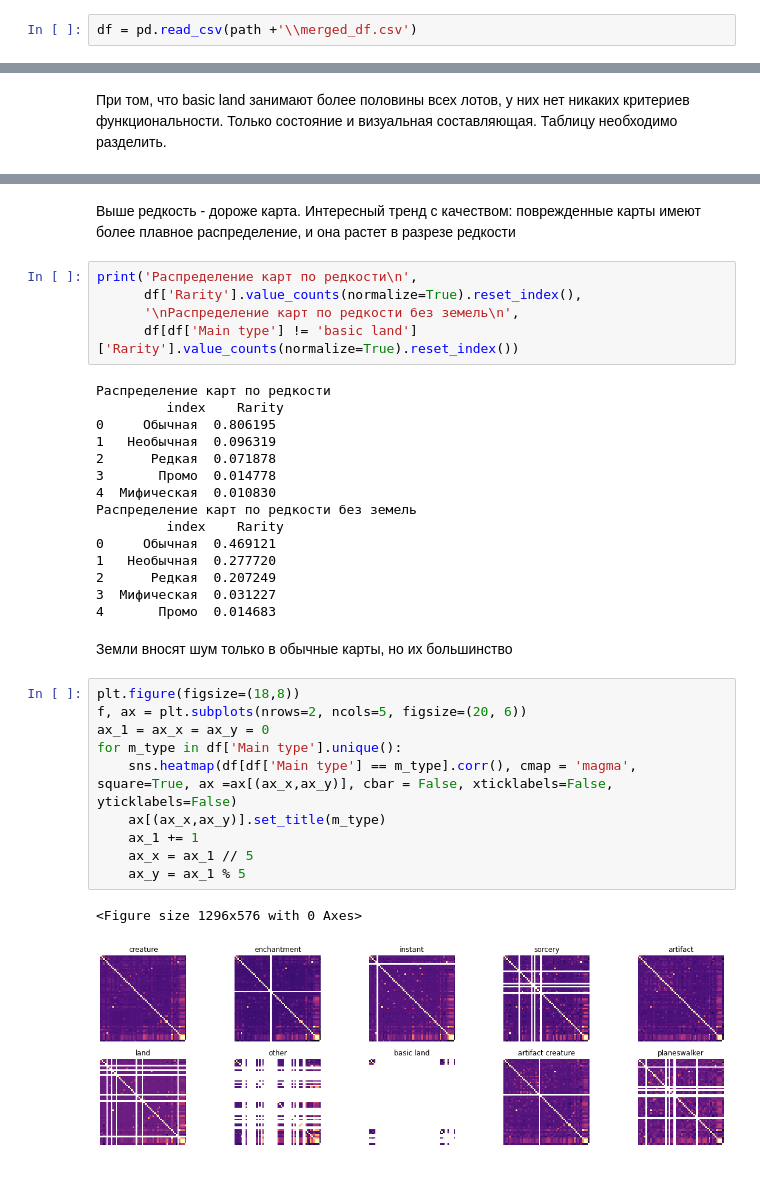
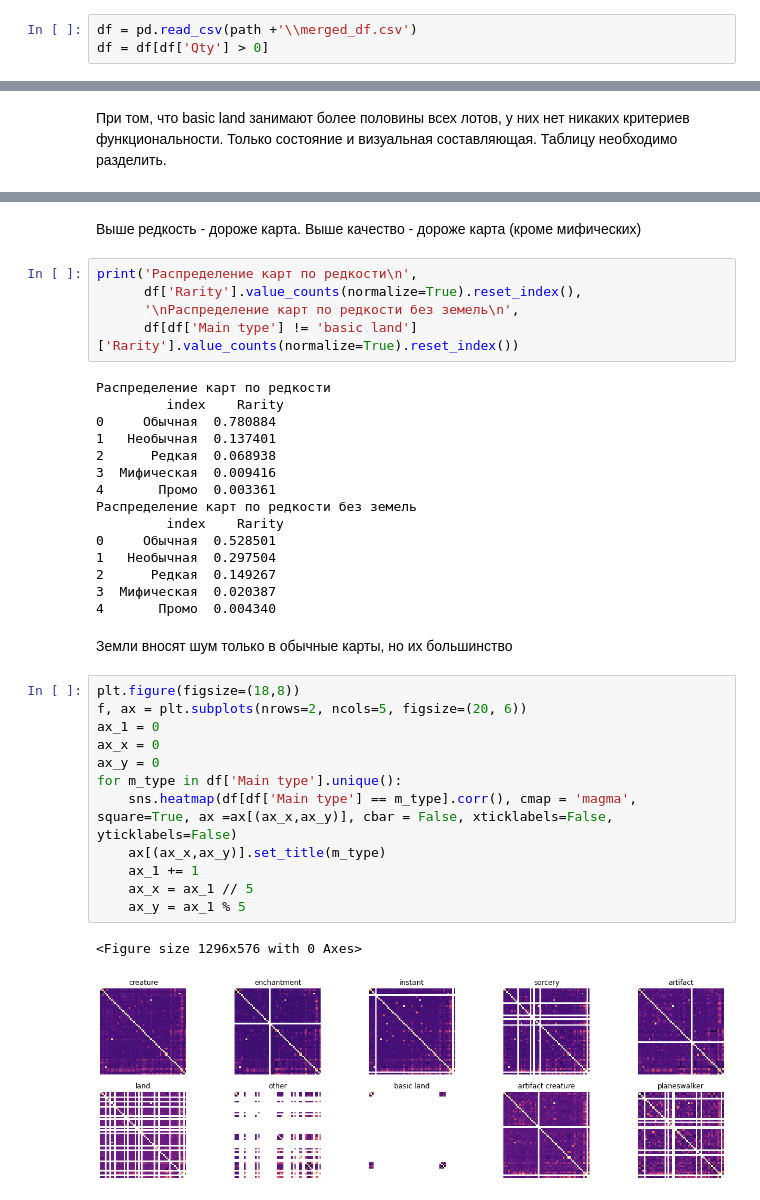
Before and after one commit to n1rvanana/Pet, a Jupyter notebook: Modelling/EDA.ipynb, the cells around one changed output, grey strips where cells are left out. Cells and saved outputs as stored; diff of their text form.

```diff
--- a/Modelling/EDA.ipynb
+++ b/Modelling/EDA.ipynb
@@ -13,3 +13,4 @@ import os
 path = os.path.abspath(os.path.join(os.path.dirname('EDA.ipynb'), '..', 'Parsing\\dataframes'))
 # %%
 df = pd.read_csv(path +'\\merged_df.csv')
+df = df[df['Qty'] > 0]
@@ -106,5 +118,5 @@ Text(0.5, 1.0, 'Распределение цены от состояния и
-# %% [markdown]
-Выше редкость - дороже карта. Интересный тренд с качеством: поврежденные карты имеют более плавное распределение, и она растет в разрезе редкости
+# %% [markdown]
+Выше редкость - дороже карта. Выше качество - дороже карта (кроме мифических)
 # %%
 print('Распределение карт по редкости\n',
       df['Rarity'].value_counts(normalize=True).reset_index(),
@@ -113,31 +125,33 @@ print('Распределение карт по редкости\n',
 # %% [output]
 Распределение карт по редкости
          index    Rarity
-0     Обычная  0.806195
-1   Необычная  0.096319
-2      Редкая  0.071878
-3       Промо  0.014778
-4  Мифическая  0.010830
+0     Обычная  0.780884
+1   Необычная  0.137401
+2      Редкая  0.068938
+3  Мифическая  0.009416
+4       Промо  0.003361
 Распределение карт по редкости без земель
          index    Rarity
-0     Обычная  0.469121
-1   Необычная  0.277720
-2      Редкая  0.207249
-3  Мифическая  0.031227
-4       Промо  0.014683
+0     Обычная  0.528501
+1   Необычная  0.297504
+2      Редкая  0.149267
+3  Мифическая  0.020387
+4       Промо  0.004340
 # %% [markdown]
 Земли вносят шум только в обычные карты, но их большинство
 # %%
 plt.figure(figsize=(18,8))
 f, ax = plt.subplots(nrows=2, ncols=5, figsize=(20, 6))
-ax_1 = ax_x = ax_y = 0
+ax_1 = 0
+ax_x = 0
+ax_y = 0
 for m_type in df['Main type'].unique():
     sns.heatmap(df[df['Main type'] == m_type].corr(), cmap = 'magma', square=True, ax =ax[(ax_x,ax_y)], cbar = False, xticklabels=False, yticklabels=False)
     ax[(ax_x,ax_y)].set_title(m_type)
     ax_1 += 1
     ax_x = ax_1 // 5
     ax_y = ax_1 % 5
 # %% [output]
 <Figure size 1296x576 with 0 Axes>
-[figure, old version]
+[figure, new version]
 # %% [markdown]
```
Also changed, not shown: parts of 30 cells of this notebook, 2 other files.
